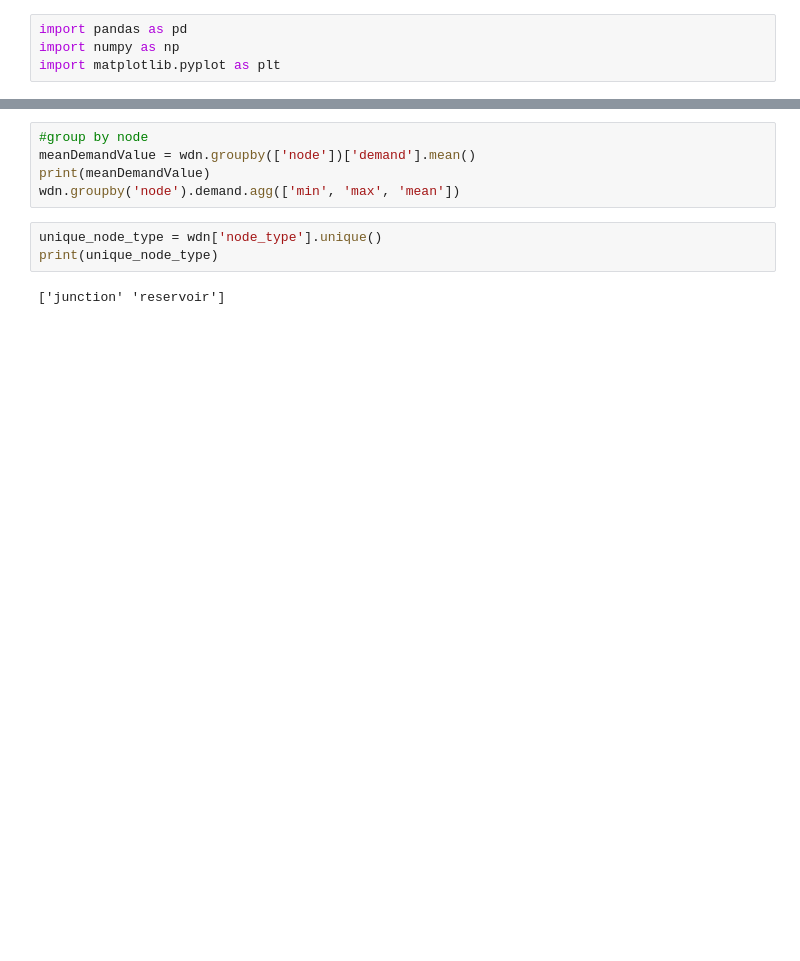
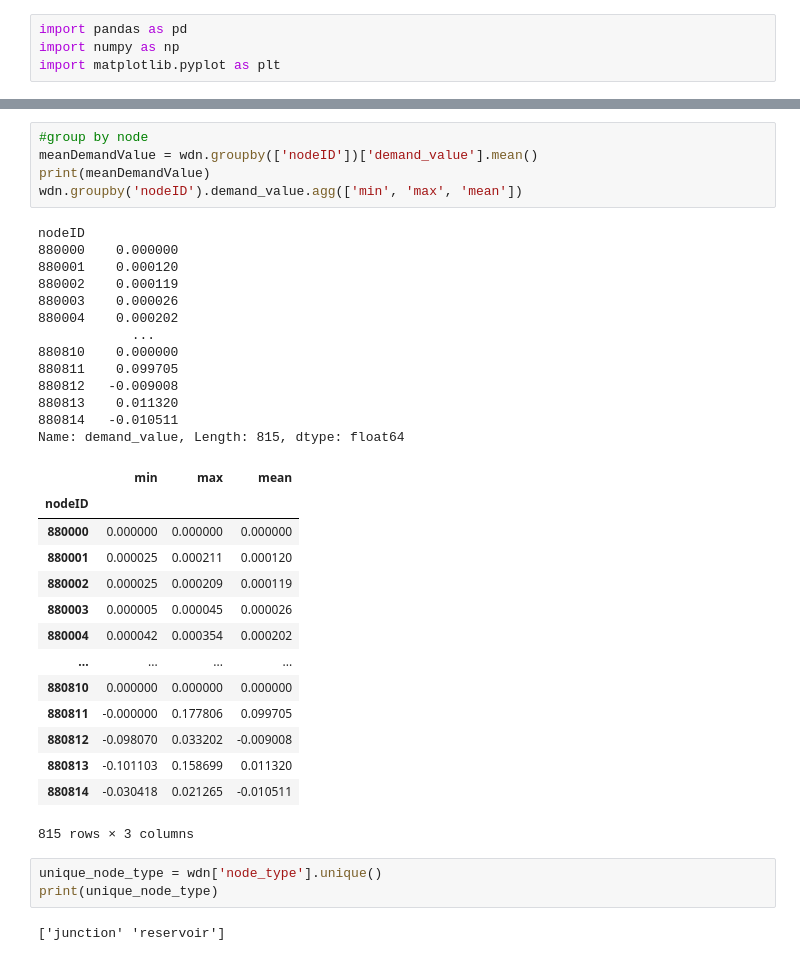
Before and after one commit to WITS-Restart/WDN-Dataset-Workbench, a Jupyter notebook: plot-analysis/plot-demand.ipynb, the cells around one changed output, grey strips where cells are left out. Drawn from its saved outputs; the diff is of its cells as text; blank space fills up the shorter version.

```diff
--- a/plot-analysis/plot-demand.ipynb
+++ b/plot-analysis/plot-demand.ipynb
@@ -26,8 +79,36 @@ print(len(nodeListValue))
 # %%
 #group by node
-meanDemandValue = wdn.groupby(['node'])['demand'].mean()
+meanDemandValue = wdn.groupby(['nodeID'])['demand_value'].mean()
 print(meanDemandValue)
-wdn.groupby('node').demand.agg(['min', 'max', 'mean'])
+wdn.groupby('nodeID').demand_value.agg(['min', 'max', 'mean'])
+# %% [output]
+nodeID
+880000    0.000000
+880001    0.000120
+880002    0.000119
+880003    0.000026
+880004    0.000202
+            ...
+880810    0.000000
+880811    0.099705
+880812   -0.009008
+880813    0.011320
+880814   -0.010511
+Name: demand_value, Length: 815, dtype: float64
+|  | min | max | mean |
+| nodeID |  |  |  |
+| 880000 | 0.000000 | 0.000000 | 0.000000 |
+| 880001 | 0.000025 | 0.000211 | 0.000120 |
+| 880002 | 0.000025 | 0.000209 | 0.000119 |
+| 880003 | 0.000005 | 0.000045 | 0.000026 |
+| 880004 | 0.000042 | 0.000354 | 0.000202 |
+| ... | ... | ... | ... |
+| 880810 | 0.000000 | 0.000000 | 0.000000 |
+| 880811 | -0.000000 | 0.177806 | 0.099705 |
+| 880812 | -0.098070 | 0.033202 | -0.009008 |
+| 880813 | -0.101103 | 0.158699 | 0.011320 |
+| 880814 | -0.030418 | 0.021265 | -0.010511 |
+815 rows × 3 columns
 # %%
 unique_node_type = wdn['node_type'].unique()
 print(unique_node_type)
```
Also changed, not shown: parts of 9 cells of this notebook, 9 other files.
